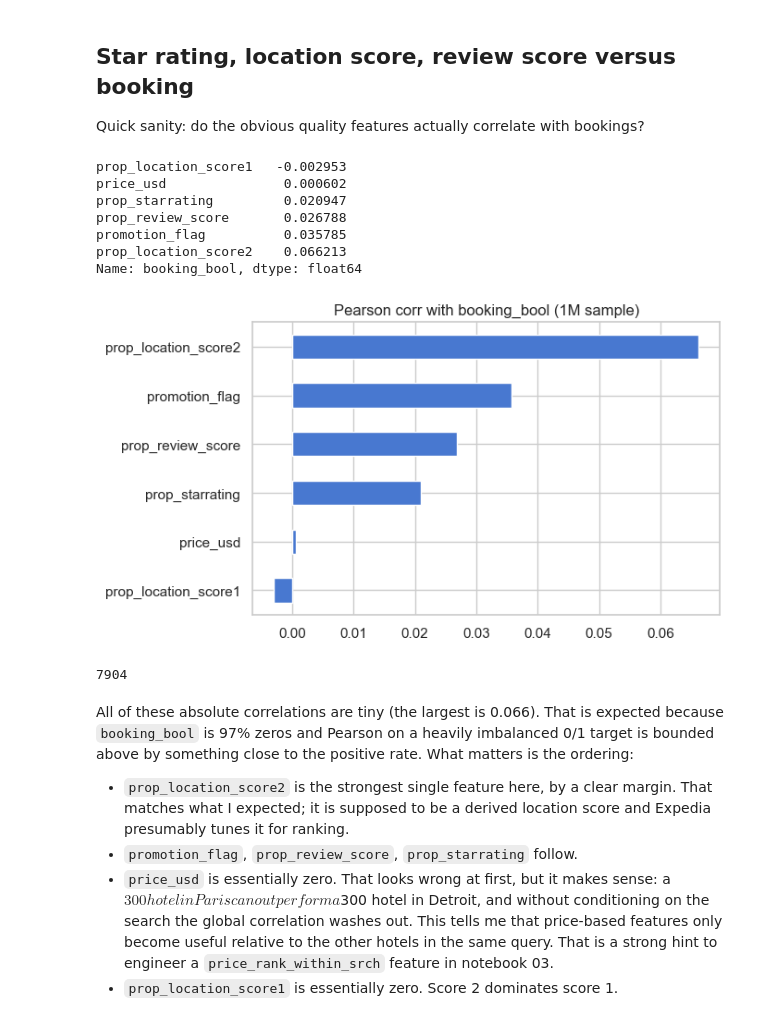
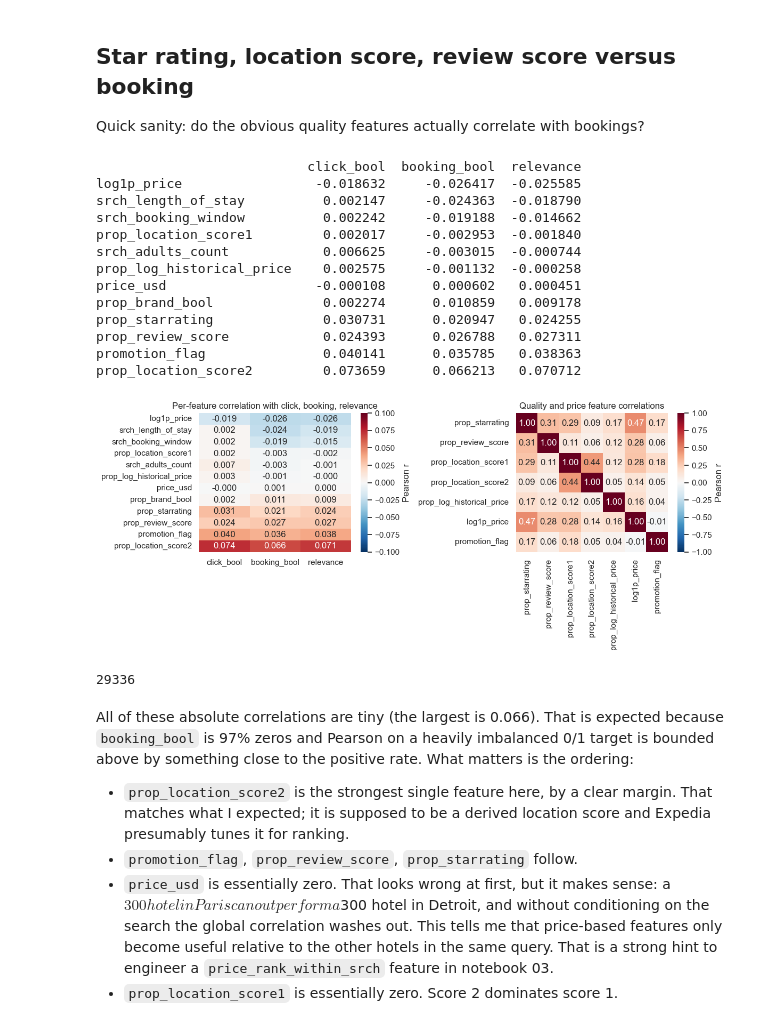
Before and after one commit to Joyesiam/DMTGroup5, a Jupyter notebook: Assignment_2_Hidde/notebooks/01_eda.ipynb, the cells around one changed output. Drawn from its saved outputs; the diff is of its cells as text; code cells hidden in the pictures.

```diff
--- a/Assignment_2_Hidde/notebooks/01_eda.ipynb
+++ b/Assignment_2_Hidde/notebooks/01_eda.ipynb
@@ -360,38 +392,56 @@ Quick sanity: do the obvious quality features actually correlate with bookings?
 # %%
 quality_cols = [
     "prop_starrating",
     "prop_review_score",
     "prop_location_score1",
     "prop_location_score2",
+    "prop_brand_bool",
+    "prop_log_historical_price",
     "promotion_flag",
     "price_usd",
+    "srch_length_of_stay",
+    "srch_booking_window",
+    "srch_adults_count",
 ]
-sample = train[quality_cols + ["booking_bool", "click_bool"]].sample(
-    1_000_000, random_state=42
-)
-corr = sample.corr(numeric_only=True)["booking_bool"].drop(["booking_bool", "click_bool"])
-corr = corr.sort_values()
-print(corr)
+sample = train[quality_cols + ["booking_bool", "click_bool"]].sample(1_000_000, random_state=42)
+sample["relevance"] = 5 * sample["booking_bool"] + 1 * (sample["click_bool"] & ~sample["booking_bool"].astype(bool))
+sample["log1p_price"] = np.log1p(sample["price_usd"].clip(lower=0))
+
+corr_targets = sample.corr(numeric_only=True)[["click_bool", "booking_bool", "relevance"]]
+corr_targets = corr_targets.drop(["click_bool", "booking_bool", "relevance"]).sort_values("relevance")
+print(corr_targets)
+
+fig, axes = plt.subplots(1, 2, figsize=(12, 5))
+ax = axes[0]
+sns.heatmap(corr_targets, annot=True, fmt=".3f", cmap="RdBu_r", center=0, vmin=-0.10, vmax=0.10, ax=ax, cbar_kws={"label": "Pearson r"})
+ax.set_title("Per-feature correlation with click, booking, relevance")
+ax.set_xlabel("")
+
+feature_subset = ["prop_starrating", "prop_review_score", "prop_location_score1", "prop_location_score2", "prop_log_historical_price", "log1p_price", "promotion_flag"]
+ax = axes[1]
+sns.heatmap(sample[feature_subset].corr(), annot=True, fmt=".2f", cmap="RdBu_r", center=0, vmin=-1, vmax=1, ax=ax, cbar_kws={"label": "Pearson r"})
+ax.set_title("Quality and price feature correlations")
+plt.tight_layout()
+plt.savefig(FIG_DIR / "eda_corr_booking.png", dpi=150)
+plt.show()
+del sample, corr_targets
+gc.collect()
 # %% [output]
-prop_location_score1   -0.002953
-price_usd               0.000602
-prop_starrating         0.020947
-prop_review_score       0.026788
-promotion_flag          0.035785
-prop_location_score2    0.066213
-Name: booking_bool, dtype: float64
+                           click_bool  booking_bool  relevance
+log1p_price                 -0.018632     -0.026417  -0.025585
+srch_length_of_stay          0.002147     -0.024363  -0.018790
+srch_booking_window          0.002242     -0.019188  -0.014662
+prop_location_score1         0.002017     -0.002953  -0.001840
+srch_adults_count            0.006625     -0.003015  -0.000744
+prop_log_historical_price    0.002575     -0.001132  -0.000258
+price_usd                   -0.000108      0.000602   0.000451
+prop_brand_bool              0.002274      0.010859   0.009178
+prop_starrating              0.030731      0.020947   0.024255
+prop_review_score            0.024393      0.026788   0.027311
+promotion_flag               0.040141      0.035785   0.038363
+prop_location_score2         0.073659      0.066213   0.070712
+[figure, added]
+29336
-# %%
-fig, ax = plt.subplots(figsize=(7, 4))
-corr.plot.barh(ax=ax, color="#4878d0")
-ax.set_title("Pearson corr with booking_bool (1M sample)")
-plt.tight_layout()
-plt.savefig(FIG_DIR / "eda_corr_booking.png", dpi=110)
-plt.show()
-del sample, corr
-gc.collect()
-# %% [output]
-[figure, removed]
-7904
 # %% [markdown]
 All of these absolute correlations are tiny (the largest is 0.066). That is expected because `booking_bool` is 97% zeros and Pearson on a heavily imbalanced 0/1 target is bounded above by something close to the positive rate. What matters is the ordering:
 
```
Also changed, not shown: parts of 10 cells of this notebook, 49 other files.
